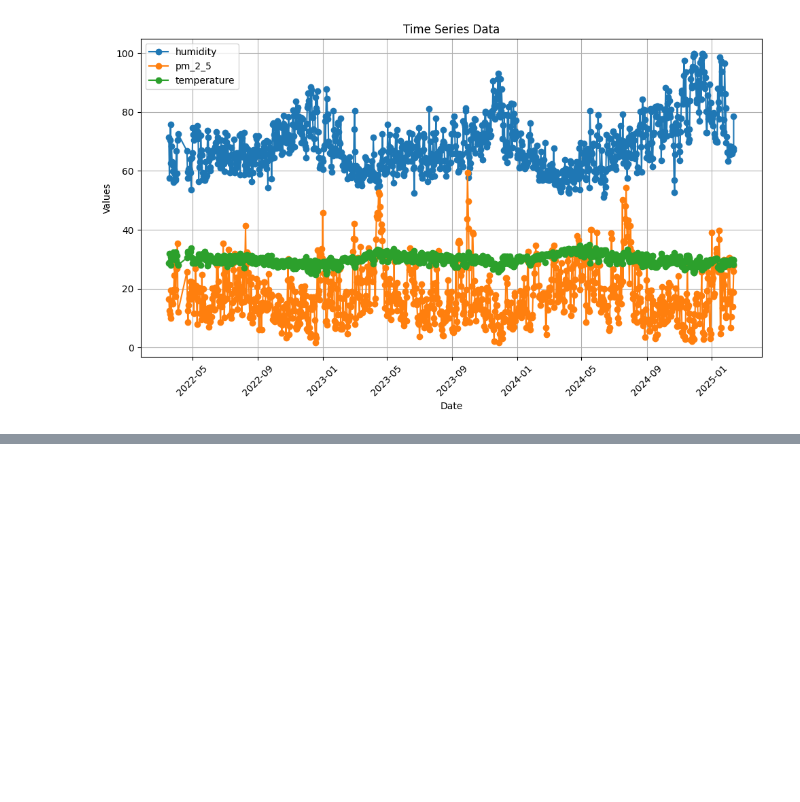
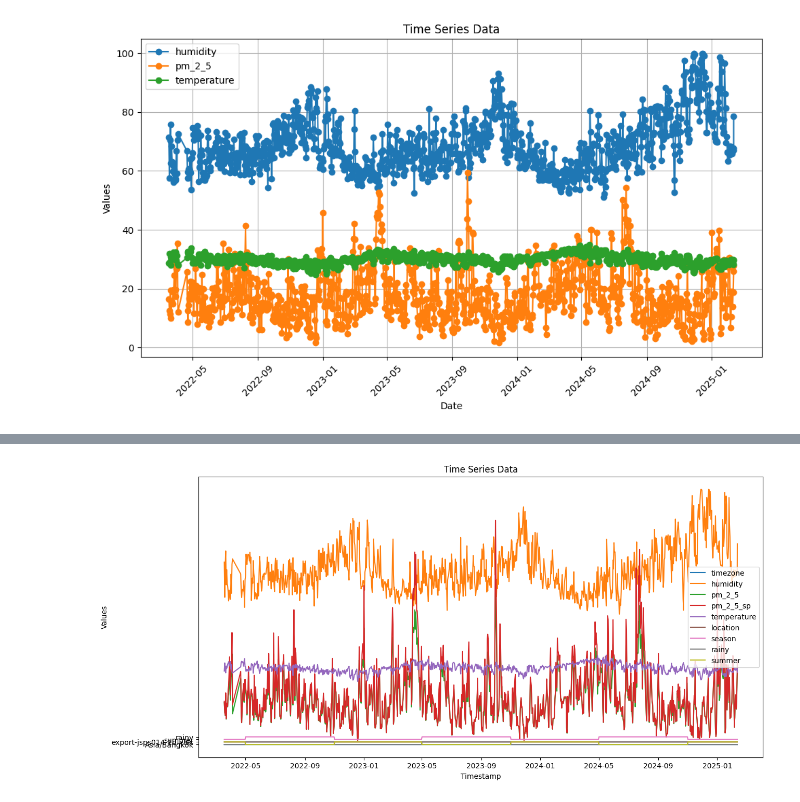
Before and after one commit to KIM2548TH/termproject1-2_cleandata, a Jupyter notebook: test_pitta.ipynb, the cells around one changed output, grey strips where cells are left out. Saved outputs shown, nothing was run; the diff lists cells and outputs as text; code cells hidden in the pictures; blank space fills up the shorter version.

```diff
--- a/test_pitta.ipynb
+++ b/test_pitta.ipynb
@@ -344,0 +389,43 @@ plt.show()
+# %%
+import pandas as pd
+import matplotlib.pyplot as plt
+
+# อ่านไฟล์ CSV
+df = pd.read_csv('daily_csv/export-jsps014-1d.csv')
+
+# ลบคอลัมน์ที่ไม่ต้องการ (Unnamed)
+df = df.loc[:, ~df.columns.str.contains('^Unnamed')]
+
+# ฟังก์ชันเพื่อกำหนดฤดูกาลตามวันที่
+def get_season(date):
+    month = date.month
+    if month >= 5 and month <= 10:
+        return 'rainy'
+    else:
+        return 'summer'
+
+# แปลงคอลัมน์ timestamp เป็น datetime
+df['timestamp'] = pd.to_datetime(df['timestamp'])
+
+# สร้างคอลัมน์ฤดูกาล
+df['season'] = df['timestamp'].apply(get_season)
+
+# แยกคอลัมน์ฤดูกาลเป็น 2 คอลัมน์ (rainy และ summer)
+df['rainy'] = df['season'].apply(lambda x: 1 if x == 'rainy' else 0)
+df['summer'] = df['season'].apply(lambda x: 1 if x == 'summer' else 0)
+
+# แสดง DataFrame ใน Jupyter Notebook
+print(df)
+
+# พล้อตกราฟเส้นที่มีแกน x เป็น timestamp สำหรับทุกคอลัมน์
+plt.figure(figsize=(14, 7))
+for column in df.columns:
+    if column != 'timestamp':
+        plt.plot(df['timestamp'], df[column], label=column)
+
+plt.xlabel('Timestamp')
+plt.ylabel('Values')
+plt.title('Time Series Data')
+plt.legend()
+plt.show()
+# %% [output]
@@ -344,0 +449 @@ plt.show()
+[figure, added]
```
Also changed, not shown: parts of 5 cells of this notebook, 1 other file.
